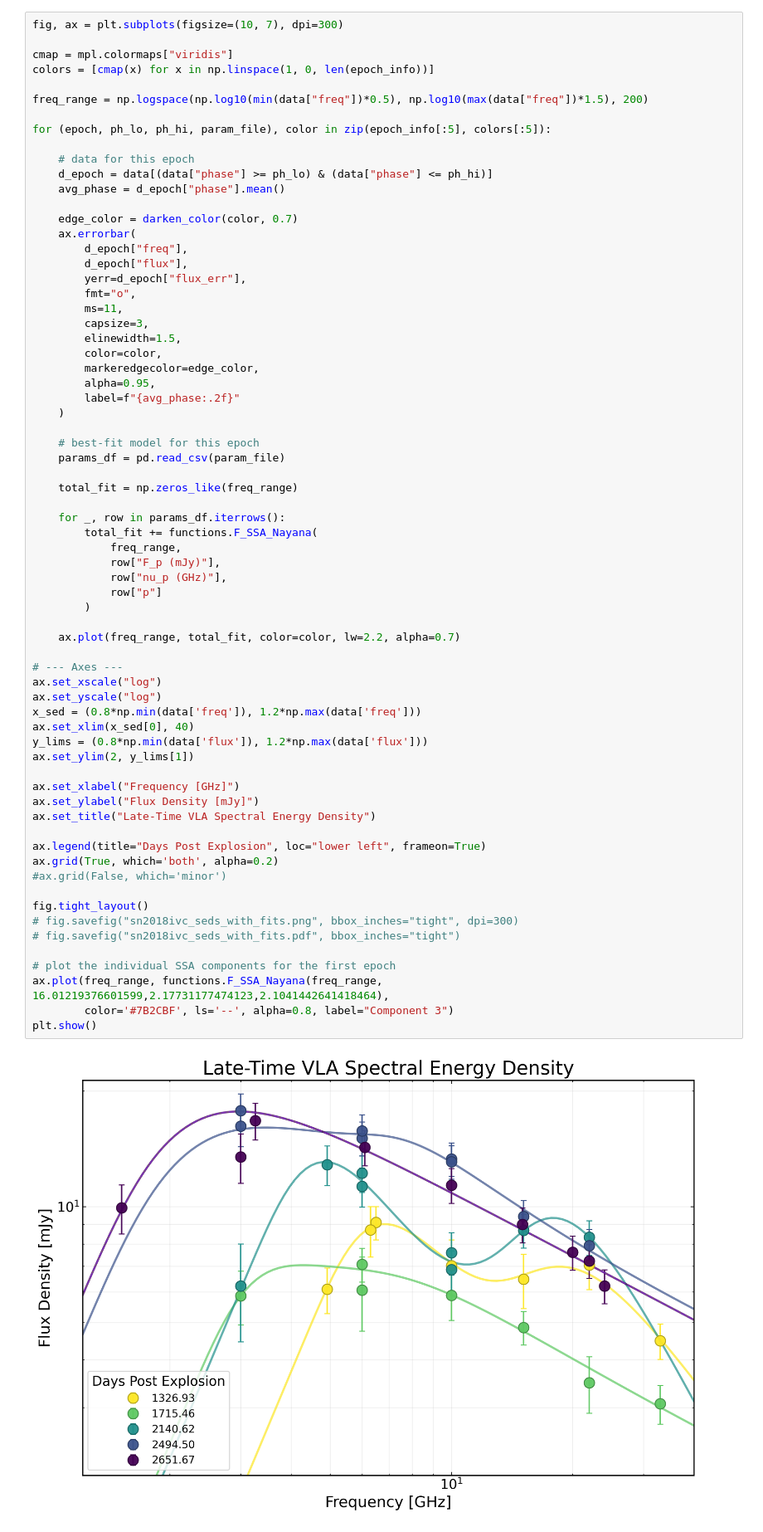
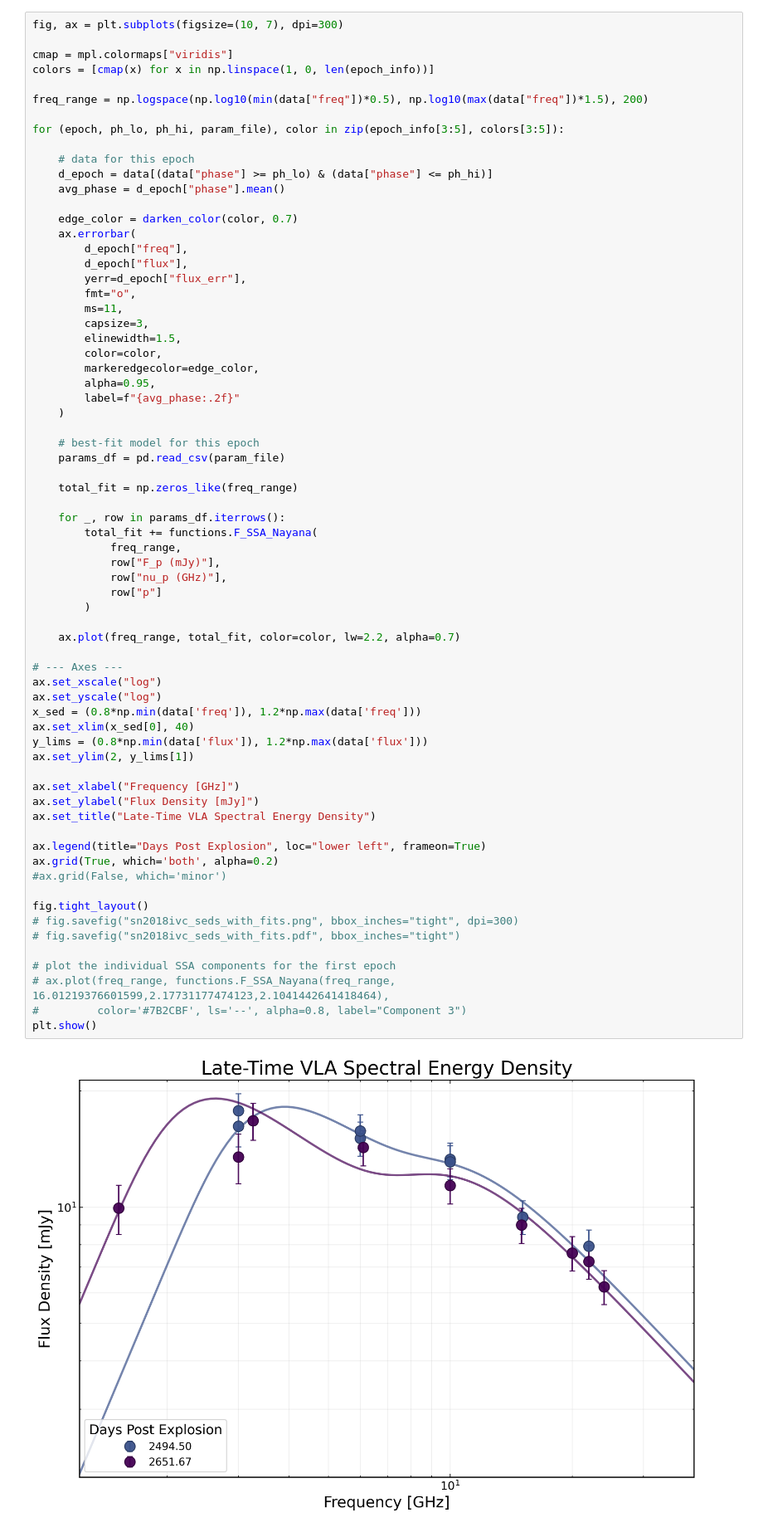
Before and after one commit to AnnikaDeutsch/SN2018ivc_2026, a Jupyter notebook: all_sed_plot.ipynb, the cells around one changed output. Shown at 83% size. Saved outputs shown, nothing was run; the diff lists cells and outputs as text.

```diff
--- a/all_sed_plot.ipynb
+++ b/all_sed_plot.ipynb
@@ -409,7 +409,7 @@ colors = [cmap(x) for x in np.linspace(1, 0, len(epoch_info))]
 
 freq_range = np.logspace(np.log10(min(data["freq"])*0.5), np.log10(max(data["freq"])*1.5), 200)
 
-for (epoch, ph_lo, ph_hi, param_file), color in zip(epoch_info[:5], colors[:5]):
+for (epoch, ph_lo, ph_hi, param_file), color in zip(epoch_info[3:5], colors[3:5]):
 
     # data for this epoch
     d_epoch = data[(data["phase"] >= ph_lo) & (data["phase"] <= ph_hi)]
@@ -441,36 +441,36 @@ for (epoch, ph_lo, ph_hi, param_file), color in zip(epoch_info[:5], colors[:5]):
             row["F_p (mJy)"],
             row["nu_p (GHz)"],
             row["p"]
         )
 
     ax.plot(freq_range, total_fit, color=color, lw=2.2, alpha=0.7)
 
 # --- Axes ---
 ax.set_xscale("log")
 ax.set_yscale("log")
 x_sed = (0.8*np.min(data['freq']), 1.2*np.max(data['freq']))
 ax.set_xlim(x_sed[0], 40)
 y_lims = (0.8*np.min(data['flux']), 1.2*np.max(data['flux']))
 ax.set_ylim(2, y_lims[1])
 
 ax.set_xlabel("Frequency [GHz]")
 ax.set_ylabel("Flux Density [mJy]")
 ax.set_title("Late-Time VLA Spectral Energy Density")
 
 ax.legend(title="Days Post Explosion", loc="lower left", frameon=True)
 ax.grid(True, which='both', alpha=0.2)
 #ax.grid(False, which='minor')
 
 fig.tight_layout()
 # fig.savefig("sn2018ivc_seds_with_fits.png", bbox_inches="tight", dpi=300)
 # fig.savefig("sn2018ivc_seds_with_fits.pdf", bbox_inches="tight")
 
 # plot the individual SSA components for the first epoch
-ax.plot(freq_range, functions.F_SSA_Nayana(freq_range, 16.01219376601599,2.17731177474123,2.1041442641418464),
-        color='#7B2CBF', ls='--', alpha=0.8, label="Component 3")
+# ax.plot(freq_range, functions.F_SSA_Nayana(freq_range, 16.01219376601599,2.17731177474123,2.1041442641418464),
+#         color='#7B2CBF', ls='--', alpha=0.8, label="Component 3")
 plt.show()
 # %% [output]
-[figure, old version]
+[figure, new version]
 # %%
 from matplotlib.lines import Line2D
 import matplotlib.pyplot as plt
```
Also changed, not shown: parts of 4 cells of this notebook.
